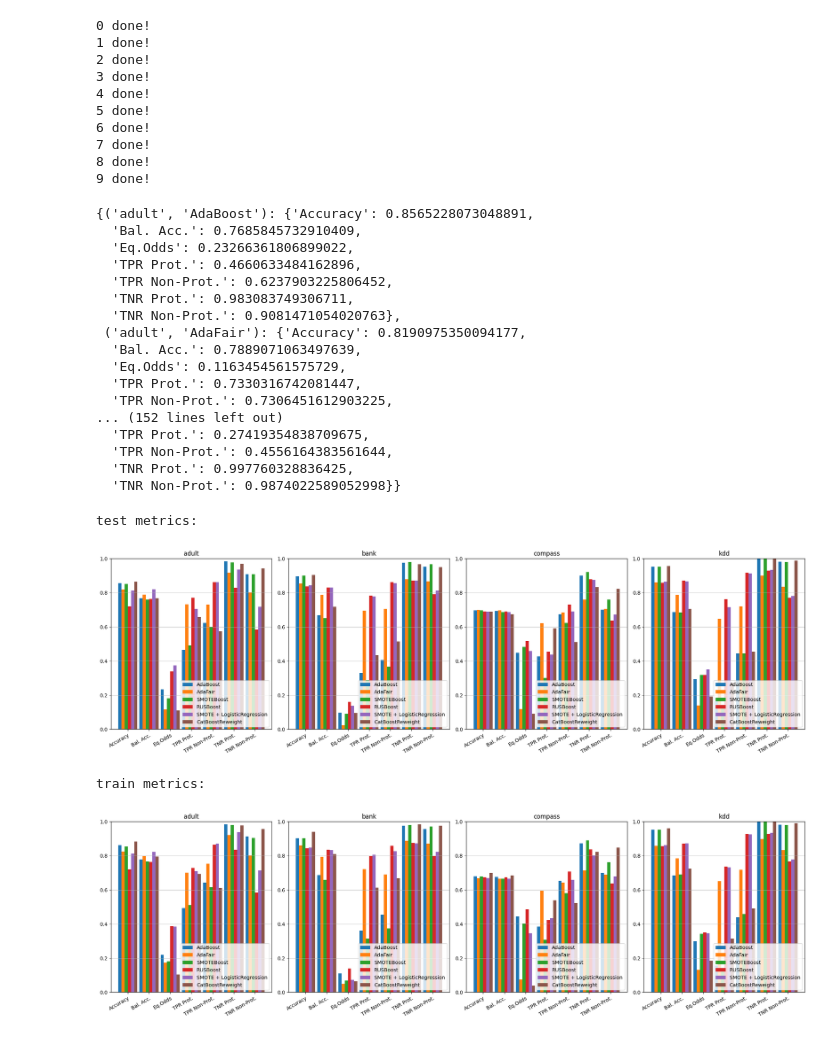
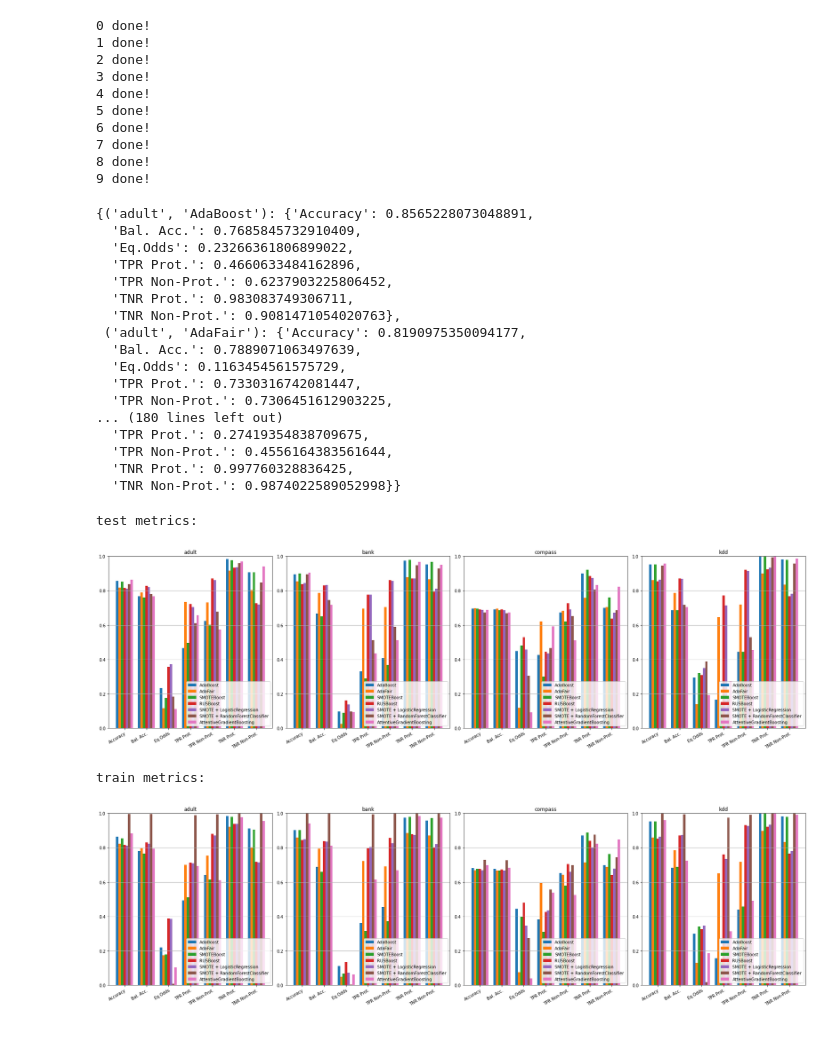
Before and after one commit to isaf27/fairness-aware-classification, a Jupyter notebook: experiments.ipynb, the cells around one changed output. Cells and saved outputs as stored; diff of their text form; code cells hidden in the pictures.

Commit message:
Add random forest classifier

```diff
--- a/experiments.ipynb
+++ b/experiments.ipynb
@@ -24,6 +25,7 @@ algorithms = [
     SMOTEBoost,
     RUSBoost,
     LogisticRegression,
+    RandomForestClassifier,
     CatBoostReweight
 ]
 train_metrics, test_metrics = {}, {}
@@ -47,6 +49,12 @@ for dataset in tqdm(dataset_list):
 
             model = model_class(class_weight="balanced")
             model.fit(X_res, y_res)
+        elif model_class.__name__ == "RandomForestClassifier":
+            sm = SMOTE(random_state=42)
+            X_res, y_res = sm.fit_resample(X_train, y_train)
+
+            model = model_class(n_estimators=20, class_weight="balanced")
+            model.fit(X_res, y_res)
         else:
             model = model_class()
             model.fit(X_train, y_train, is_protected_train)
@@ -133,7 +141,7 @@ test_metrics
   'Eq.Odds': 0.1163454561575729,
   'TPR Prot.': 0.7330316742081447,
   'TPR Non-Prot.': 0.7306451612903225,
-... (152 lines left out)
+... (180 lines left out)
   'TPR Prot.': 0.27419354838709675,
   'TPR Non-Prot.': 0.4556164383561644,
   'TNR Prot.': 0.997760328836425,
@@ -141,34 +149,36 @@ test_metrics
 # %%
 def plot_metrics(ax, metrics, dataset):
     metric_names = metrics[dataset, algorithms[0].__name__].keys()
     x = np.arange(len(metric_names))
-    width = 0.15  # the width of the bars
+    width = 0.11  # the width of the bars
     ax.yaxis.grid()
     for i, algo in enumerate(algorithms):
         algo_name = algo.__name__
         measurement = [metrics[dataset, algo_name][m] for m in metric_names]
         if algo_name == "LogisticRegression" or algo_name == "RandomForestClassifier":
             rects = ax.bar(x + width * i, measurement, width, label="SMOTE + " + algo_name)
+        elif algo_name == "CatBoostReweight":
+            rects = ax.bar(x + width * i, measurement, width, label="AttentiveGradientBoosting")
         else:
             rects = ax.bar(x + width * i, measurement, width, label=algo_name)
     ax.set_ylim([0, 1])
     ax.legend(loc='lower right')
     ax.set_xticks(x + width * (len(algorithms) - 1) / 2, metric_names, rotation=30,
                   rotation_mode="anchor", horizontalalignment='right', verticalalignment='top')
 
 for metrics, name in [(test_metrics, 'test'), (train_metrics, 'train')]:
-    _, axes = plt.subplots(1, len(dataset_list), figsize=(20, 6))
+    _, axes = plt.subplots(1, len(dataset_list), figsize=(24, 7))
     if len(dataset_list) == 1:
         axes = [axes]
     print(name, 'metrics:')
     for dataset, ax in zip(dataset_list, axes):
         plot_metrics(ax, metrics, dataset)
         ax.set_title(dataset)
     plt.tight_layout()
     plt.savefig(f'kefteme_{name}.png', dpi=150)
     plt.show()
 # %% [output]
 test metrics:
-[figure, old version]
+[figure, new version]
 train metrics:
-[figure, old version]
+[figure, new version]
```
Also changed, not shown: parts of 1 cell of this notebook.
